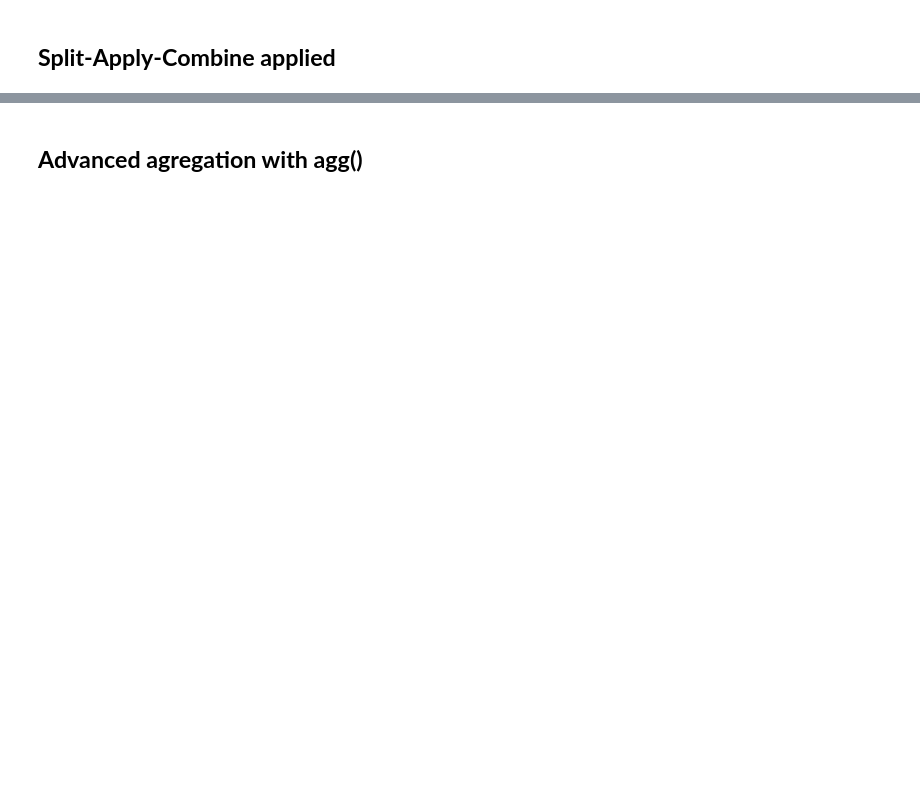
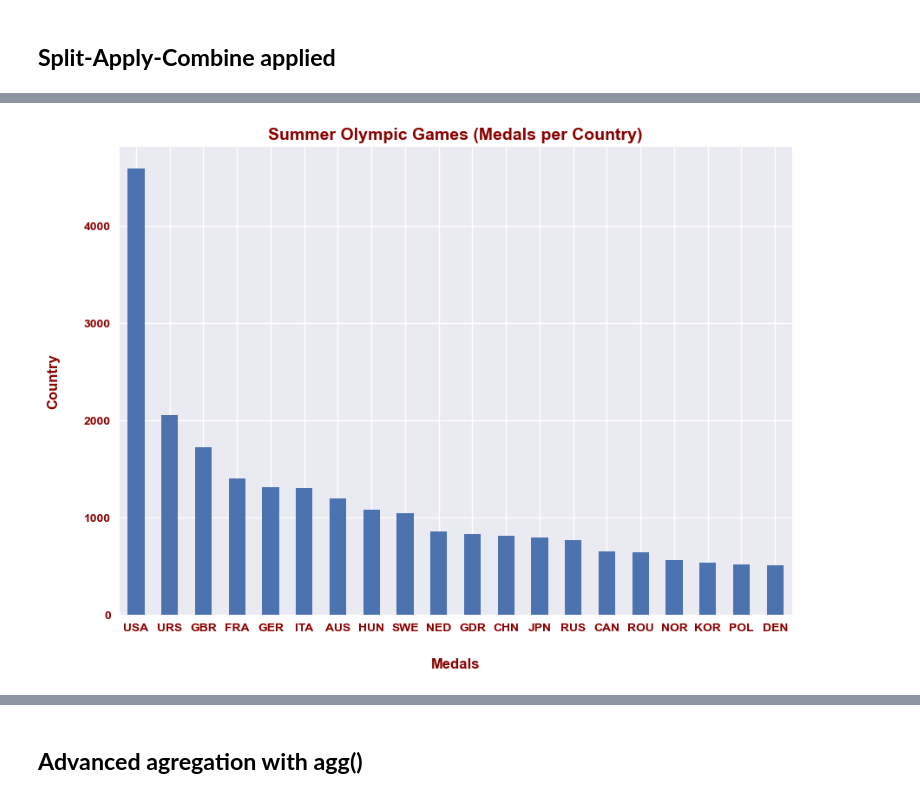
Before and after one commit to alchemistbg/udemy-the-complete-pandas-bootcamp, a Jupyter notebook: Section-15/GroupBy_Operations.ipynb, the cells around one changed output, grey strips where cells are left out. Saved outputs shown, nothing was run; the diff lists cells and outputs as text; code cells hidden in the pictures; blank space fills up the shorter version.

```diff
--- a/Section-15/GroupBy_Operations.ipynb
+++ b/Section-15/GroupBy_Operations.ipynb
@@ -160,20 +499,22 @@ plt.style.use('seaborn-v0_8')
 # %%
 font_dict_common = {
     'weight': 'bold',
     'family': 'sans',
     'color': 'darkred'
 }
 font_dict_specific = {
     'labelpad': 20,
     'fontsize': 12
 }
 top20.plot(kind = 'bar', figsize = (10, 7))
 plt.xlabel('Medals', **font_dict_common, **font_dict_specific)
 plt.xticks(**font_dict_common, fontsize = 10, rotation = 0)
 plt.ylabel('Country', **font_dict_common, **font_dict_specific)
 plt.yticks(**font_dict_common, fontsize = 10)
-plt.title('Summer Olympic Games (Medals per Country)', **font_dict, fontsize = 14)
+plt.title('Summer Olympic Games (Medals per Country)', **font_dict_common, fontsize = 14)
 plt.show()
+# %% [output]
+[figure, added]
 # %%
 titanic = pd.read_csv('titanic.csv')
 # %%
```
Also changed, not shown: parts of 139 cells of this notebook, 2 other files.
